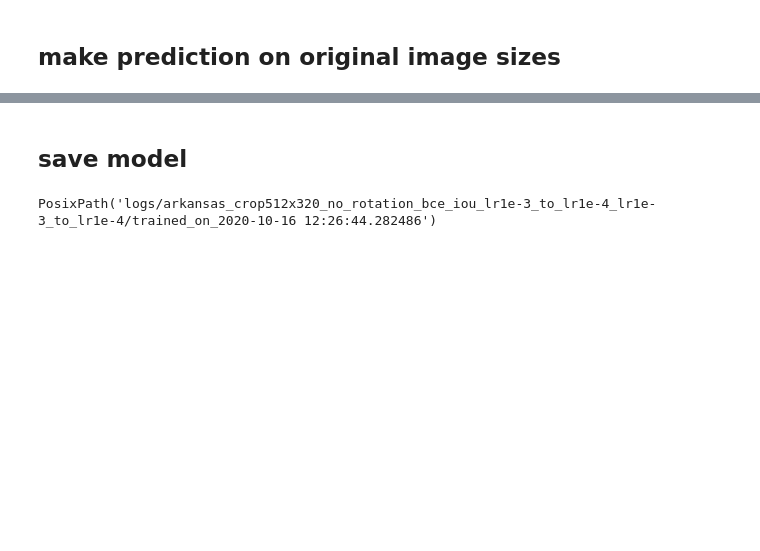
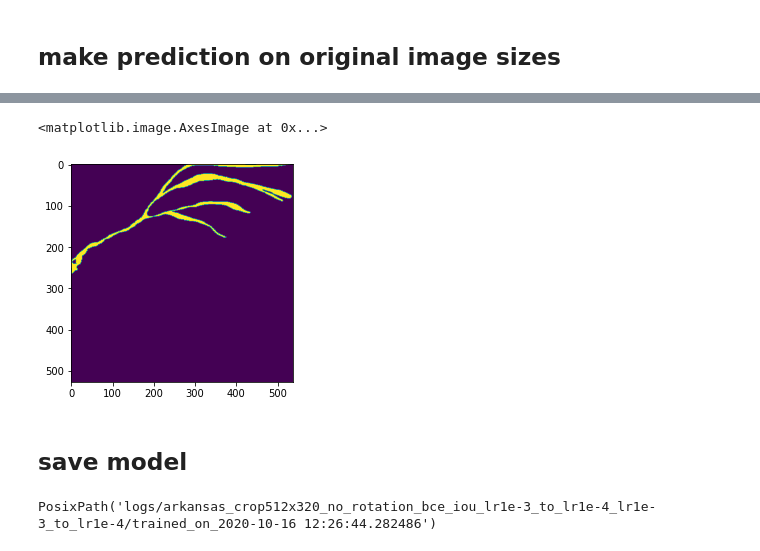
Before and after one commit to badGarnet/channel_image_segmentation, a Jupyter notebook: notes/small_unet.ipynb, the cells around one changed output, grey strips where cells are left out. Cells and saved outputs as stored; diff of their text form; code cells hidden in the pictures; blank space fills up the shorter version.

```diff
--- a/notes/small_unet.ipynb
+++ b/notes/small_unet.ipynb
@@ -239,3 +189,8 @@ plt.imshow(result)
+# %%
+plt.imshow(test_mask)
+# %% [output]
+<matplotlib.image.AxesImage at 0x...>
+[figure, added]
 # %% [markdown]
 ## save model
 # %%
```
Also changed, not shown: parts of 5 cells of this notebook, 1 other file.
